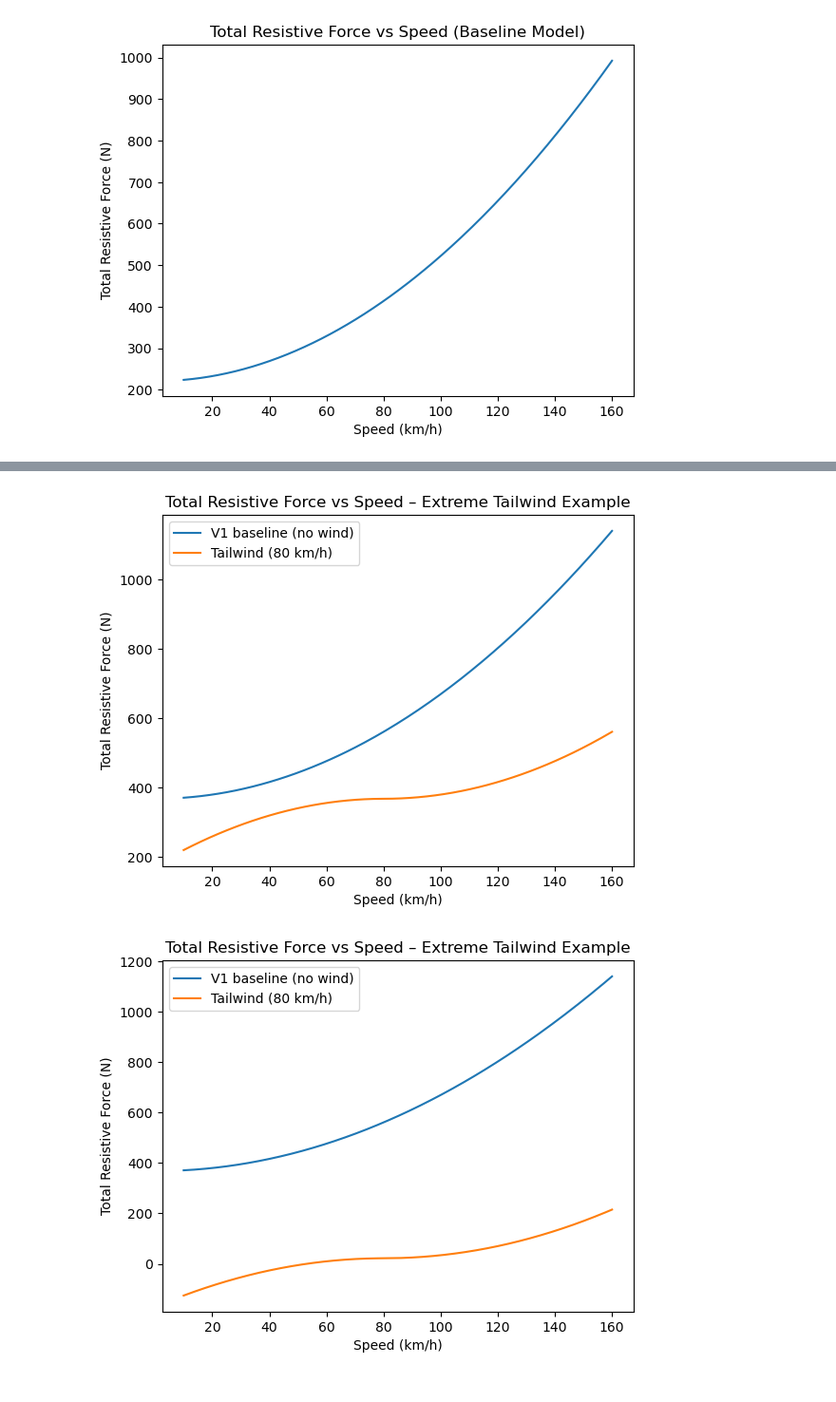
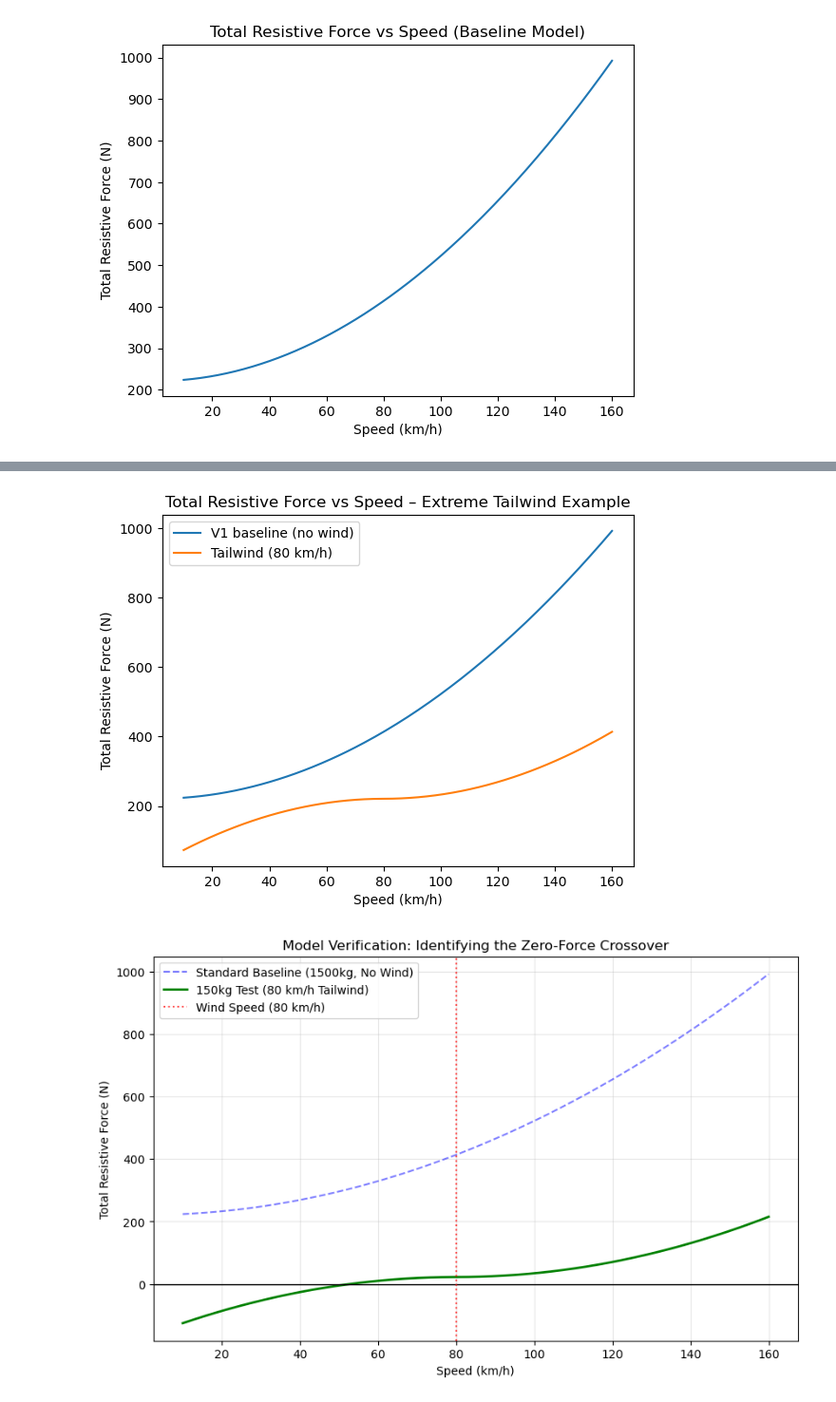
Before and after one commit to azashev/math-project, a Jupyter notebook: exploratory_model.ipynb, the cells around one changed output, grey strips where cells are left out. Shown at 95% size. Cells and saved outputs as stored; diff of their text form; code cells hidden in the pictures.

```diff
--- a/exploratory_model.ipynb
+++ b/exploratory_model.ipynb
@@ -3,20 +3,20 @@ import numpy as np
 import matplotlib.pyplot as plt
 # %%
 # Physical constants
-rho = 1.225    # air density (kg/m^3)
-Cd = 0.29      # drag coefficient (typical passenger car)
-A = 2.2        # frontal area (m^2)
-Cr = 0.015     # rolling resistance coefficient
-m = 1500       # vehicle mass (kg)
-g = 9.81       # gravity (m/s^2
+rho_base = 1.225    # air density (kg/m^3)
+Cd_base = 0.29      # drag coefficient (typical passenger car)
+A_base = 2.2        # frontal area (m^2)
+Cr_base = 0.015     # rolling resistance coefficient
+m_base = 1500       # vehicle mass (kg)
+g_base = 9.81       # gravity (m/s^2)
 
 # Speed range
 v_kmh = np.linspace(10, 160, 200)
 v = v_kmh / 3.6   # convert to m/s
 
 # Forces
-F_drag = 0.5 * rho * Cd * A * v**2
-F_roll = Cr * m * g
+F_drag = 0.5 * rho_base * Cd_base * A_base * v**2
+F_roll = Cr_base * m_base * g_base
 F_total = F_drag + F_roll
 # %%
 plt.plot(v_kmh, F_total)
@@ -63,7 +50,7 @@ v_wind_kmh = 80
 
 plt.plot(v_kmh, F_total, label="V1 baseline (no wind)")
 
-F_drag = 0.5 * rho * Cd * A * v_rel * abs(v_rel)
+F_drag = 0.5 * rho_base * Cd_base * A_base * v_rel * abs(v_rel)
 F_total_wind = F_drag + F_roll
 
 plt.plot(v_kmh, F_total_wind, label="Tailwind (80 km/h)")
@@ -74,22 +61,31 @@ plt.title("Total Resistive Force vs Speed – Extreme Tailwind Example")
 plt.legend()
 plt.show()
 # %% [output]
-[figure, old version]
+[figure, new version]
+# %%
+def calculate_total_force(v_kmh, v_wind_kmh=0, mass=m_base, rho=rho_base, Cd=Cd_base, area=A_base, Cr=Cr_base, g=g_base):
+    v_ms = v_kmh / 3.6   # convert to m/s
+    v_wind_ms = v_wind_kmh / 3.6
+    v_rel = v_ms - v_wind_ms
+    f_drag = 0.5 * rho_base * Cd * area * v_rel * np.abs(v_rel)
+    f_roll = Cr * mass * g
+
+    f_total = f_drag + f_roll
+    return f_total
 # %%
-m = 150
-F_drag = 0.5 * rho * Cd * A * v_rel * abs(v_rel)
-F_roll = Cr * m * g
-F_total_wind = F_drag + F_roll
+plt.figure(figsize=(10, 6))
+plt.plot(v_kmh, calculate_total_force(v_kmh), label="Standard Baseline (1500kg, No Wind)", color="blue", linestyle="--", alpha=0.5)
+F_verification = calculate_total_force(v_kmh, v_wind_kmh=80, mass=150)
+plt.plot(v_kmh, F_verification, label="150kg Test (80 km/h Tailwind)", color="green", linewidth=2)
 
-plt.plot(v_kmh, F_total, label="V1 baseline (no wind)")
-
-plt.plot(v_kmh, F_total_wind, label="Tailwind (80 km/h)")
-
+plt.axhline(0, color='black', linewidth=1)
+plt.axvline(80, color='red', linestyle=':', alpha=0.7, label="Wind Speed (80 km/h)")
 plt.xlabel("Speed (km/h)")
 plt.ylabel("Total Resistive Force (N)")
-plt.title("Total Resistive Force vs Speed – Extreme Tailwind Example")
+plt.title("Model Verification: Identifying the Zero-Force Crossover")
+plt.grid(True, alpha=0.3)
 plt.legend()
 plt.show()
 # %% [output]
-[figure, old version]
+[figure, new version]
 # %%
```
Also changed, not shown: parts of 5 cells of this notebook, 1 other file.
